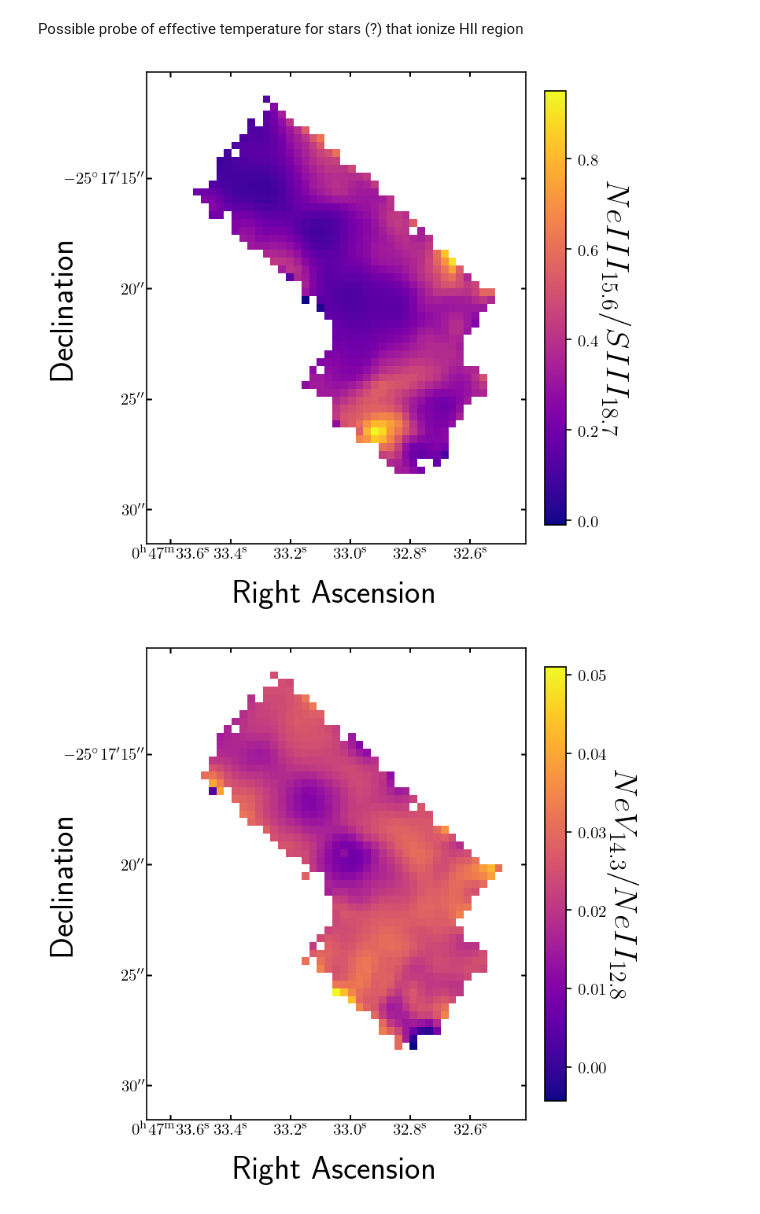
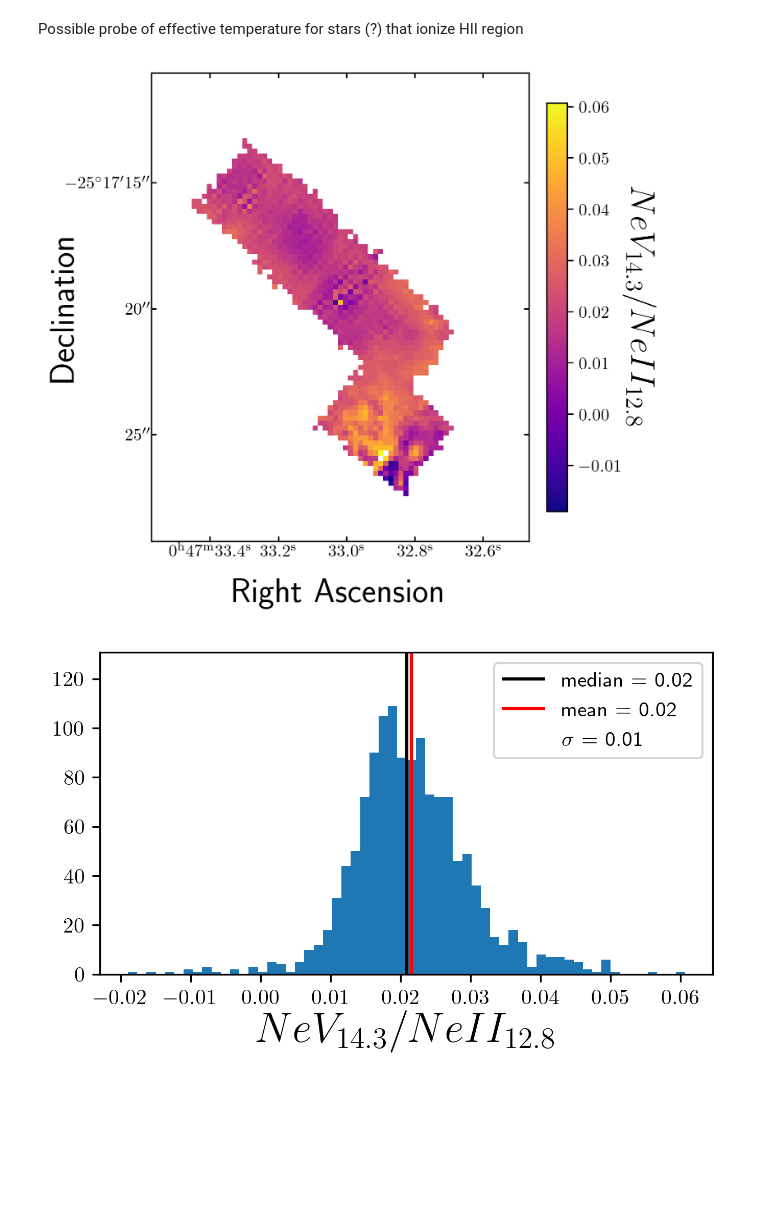
Before and after one commit to eacmills/ASTR-796-2025, a Jupyter notebook: task_6/JWST-NGC253-ASTR796-ratiomaps.ipynb, the cells around one changed output. Saved outputs shown, nothing was run; the diff lists cells and outputs as text; code cells hidden in the pictures; blank space fills up the shorter version.

```diff
--- a/task_6/JWST-NGC253-ASTR796-ratiomaps.ipynb
+++ b/task_6/JWST-NGC253-ASTR796-ratiomaps.ipynb
@@ -58,7 +58,7 @@ filenames = {
     'h6a': 'NGC253_H6a_12.4.line_smooth_regrid_maskch1.fits',
     'h6d': 'NGC253_H6d_5.1.line_smooth_regrid_maskch1.fits',
     'h6g': 'NGC253_H6g_5.9.line_smooth_regrid_maskch1.fits',
-    'h7b' 'NGC253_H7b_11.3.line_smooth_regrid_maskch1.fits',
+    'h7b': 'NGC253_H7b_11.3.line_smooth_regrid_maskch1.fits',
     'h7d': 'NGC253_H7d_7.5.line_smooth_regrid_maskch1.fits',
     'h7e_6.0': 'NGC253_H7e_6.0.line_smooth_regrid_maskch1.fits',
     'h7e_6.8': 'NGC253_H7e_6.8.line_smooth_regrid_maskch1.fits',
@@ -235,12 +269,11 @@ calculate_ratio_map(filenames['o4'], filenames['ne3'], lab=r'$OIV_{25.9}/NeIII_{
 # %% [markdown]
 Possible probe of effective temperature for stars (?) that ionize HII region
 # %%
-calculate_ratio_map(filenames['ne3'], filenames['s3'], lab=r'$NeIII_{15.6}/SIII_{18.7}$', clrmap='plasma')
-#calculate_ratio_map(filenames['ne3'], filenames['s3'], lab=r'$NeIII_{15.6}/SIII_{18.7}$', clrmap='plasma', clipping=False)
+# We can't do this one with the files smoothed to ch3.
+# It would also be good to do this one. Again, might not be able to reuse the old function.
+#calculate_ratio_map(filenames['ne3'], filenames['s3'], lab=r'$NeIII_{15.6}/SIII_{18.7}$', clrmap='plasma')
-# %% [output]
-[figure, removed]
 # %%
-calculate_ratio_map(filenames['ne5'], filenames['ne2'], lab=r'$NeV_{14.3}/NeII_{12.8}$', clrmap='plasma')
-#calculate_ratio_map(filenames['ne3'], filenames['s3'], lab=r'$NeIII_{15.6}/SIII_{18.7}$', clrmap='plasma', clipping=False)
+calculate_ratio_map(filenames['neV'], filenames['neII'], lab=r'$NeV_{14.3}/NeII_{12.8}$', clrmap='plasma')
 # %% [output]
-[figure, old version]
+[figure, new version]
+[figure, added]
```
Also changed, not shown: parts of 7 cells of this notebook.
